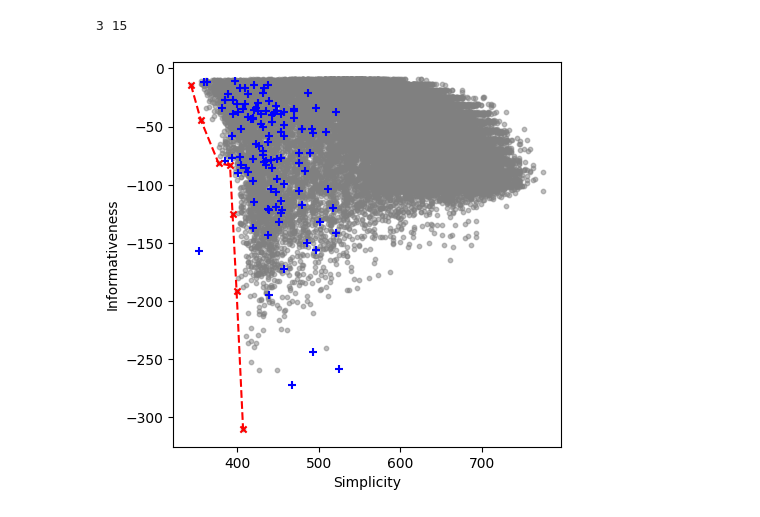
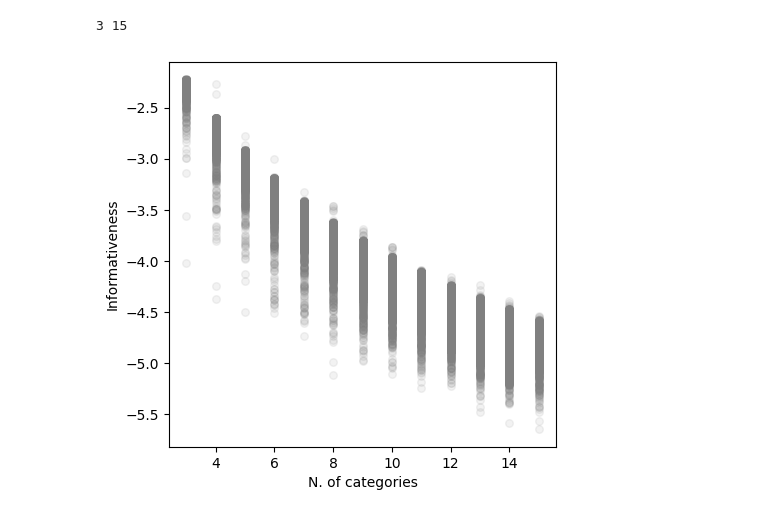
Before and after one commit to alexeykosh/2024-convexity-efficient-communication, a Jupyter notebook: color_split_v2.ipynb, the cells around one changed output. Saved outputs shown, nothing was run; the diff lists cells and outputs as text; code cells hidden in the pictures.

```diff
--- a/color_split_v2.ipynb
+++ b/color_split_v2.ipynb
@@ -56,7 +56,7 @@ fig, ax = plt.subplots(5, 1, figsize=(4, 8))
 for j, conn in enumerate(conn_values):
     a = ConvexCluster(X = np.zeros((8, 40)),
                         d = 8,
-                        N = 7,
+                        N = 3,
                         s = 0.5,
                         c = conn,
                         coords=cielab_list,
@@ -65,7 +65,7 @@ for j, conn in enumerate(conn_values):
     ax[j].imshow(labels, cmap='tab10', interpolation='none')
     ax[j].set_xticks([])
     ax[j].set_yticks([])
-    ax[j].set_title(f'c = {conn:.2f}, '
+    ax[j].set_title(f'compr = {compression(labels):.2f}, '
                     f'conv = {a.degree_of_convexity():.2f}, '
-                    f'inf = {informativeness(labels, prior_m_matrix, cielab_dict).round(2)}')
+                    f'inf = {informativeness(labels, prior_m_matrix, cielab_dict):.2f}')
 # %% [output]
@@ -73,7 +73,7 @@ for j, conn in enumerate(conn_values):
 # %%
 def generate_grid(n, n_low, n_high, d = 2, X = 10, Y = 10):
-    s_values = np.random.uniform(0.75, 1, n)
-    c_values = np.random.uniform(0, 0.1, n)
+    s_values = np.random.uniform(0.8, 1, n)
+    c_values = np.random.uniform(0, 0.05, n)
 
     mdl_values = []
     conv_values = []
@@ -104,7 +104,7 @@ def generate_grid(n, n_low, n_high, d = 2, X = 10, Y = 10):
 
     return mdl_values, conv_values, cost_values, categ, param_dict, lgs
 # %%
-results = generate_grid(n = 30000,
+results = generate_grid(n = 20000,
                         d = 2,
                         X = 8,
                         Y = 40,
@@ -301,17 +318,19 @@ print(min(unique_values), max(unique_values))
 # %%
 plt.figure(figsize=(5, 5))
-plt.scatter(mdl_values, cost_values, color='gray',
-            alpha=0.5, s=10)
-plt.plot(smoothed[:, 0], smoothed[:, 1], 'r--')
-plt.scatter(simplicity_values, informativeness_values,
-            c='blue', alpha=1, marker='+', s=40)
-plt.scatter(*zip(*pareto_front_points),
-            c='red',
-            marker='x',
-            s=20)
+plt.scatter(categ, cost_values, c='grey', cmap='cividis', alpha=0.1,
+                       s = 30, marker = 'o')
+# plt.colorbar(alpha=1)
+# plt.scatter(*zip(*pareto_front_points),
+#             c='red',
+#             marker='x',
+#             s=20)
+# plt.plot(smoothed[:, 0], smoothed[:, 1], 'r--', alpha=0.5)
+# plt.scatter(categ_values, informativeness_values, c='red', marker='+', s=30)
+# plt.gca().invert_yaxis()
 plt.ylabel('Informativeness')
-plt.xlabel('Simplicity')
+plt.xlabel('N. of categories')
+# plt.yscale('log')
 plt.show()
 # %% [output]
-[figure, old version]
+[figure, new version]
 # %%
```
Also changed, not shown: parts of 15 cells of this notebook, 2 other files.
